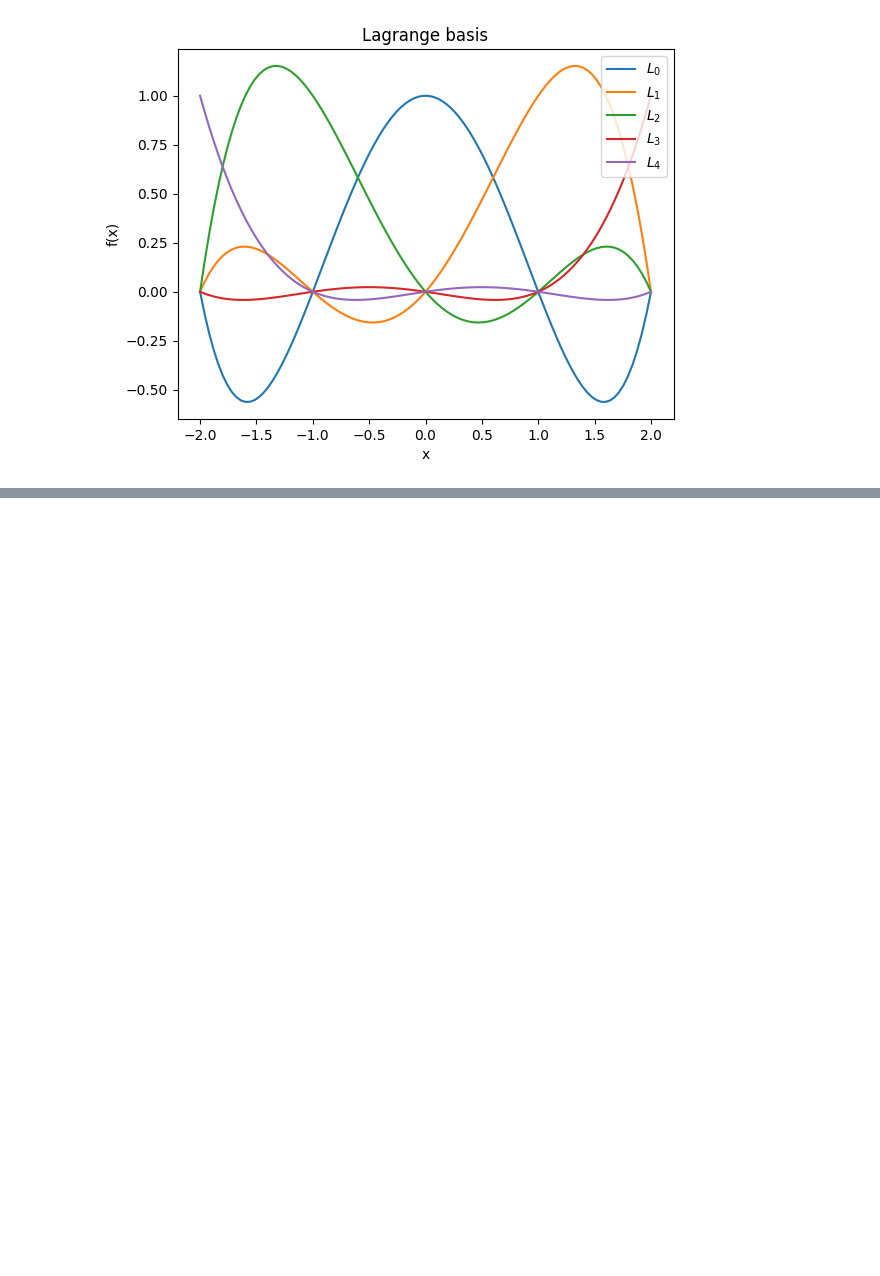
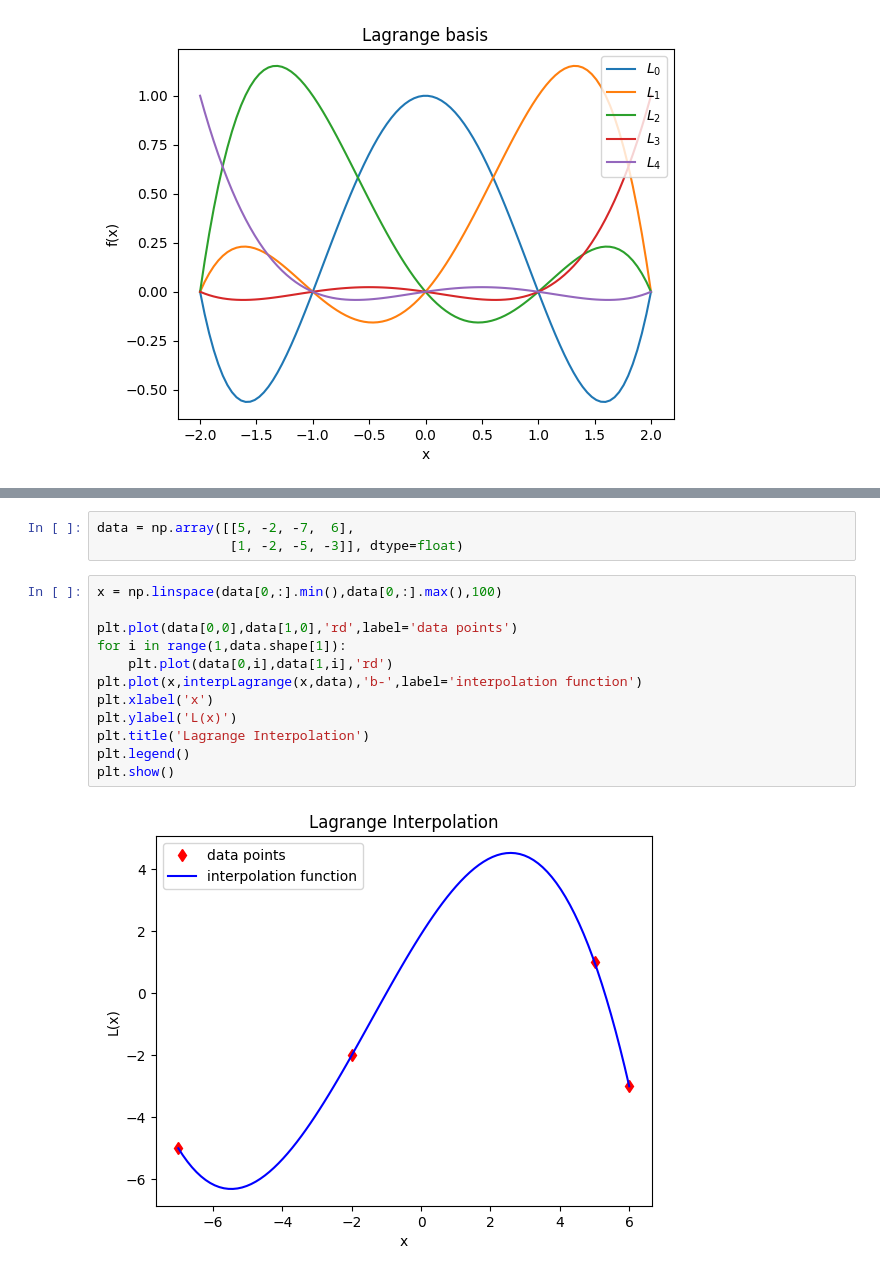
Before and after one commit to diegosol127/AERO-222-Numerical-Methods, a Jupyter notebook: Lab/Lab6/AERO_222_Lab_6.ipynb, the cells around one changed output, grey strips where cells are left out. Cells and saved outputs as stored; diff of their text form; blank space fills up the shorter version.

```diff
--- a/Lab/Lab6/AERO_222_Lab_6.ipynb
+++ b/Lab/Lab6/AERO_222_Lab_6.ipynb
@@ -163,0 +341,17 @@ plt.show()
+# %%
+data = np.array([[5, -2, -7,  6],
+                 [1, -2, -5, -3]], dtype=float)
+# %%
+x = np.linspace(data[0,:].min(),data[0,:].max(),100)
+
+plt.plot(data[0,0],data[1,0],'rd',label='data points')
+for i in range(1,data.shape[1]):
+    plt.plot(data[0,i],data[1,i],'rd')
+plt.plot(x,interpLagrange(x,data),'b-',label='interpolation function')
+plt.xlabel('x')
+plt.ylabel('L(x)')
+plt.title('Lagrange Interpolation')
+plt.legend()
+plt.show()
+# %% [output]
+[figure, added]
```
Also changed, not shown: parts of 10 cells of this notebook.
